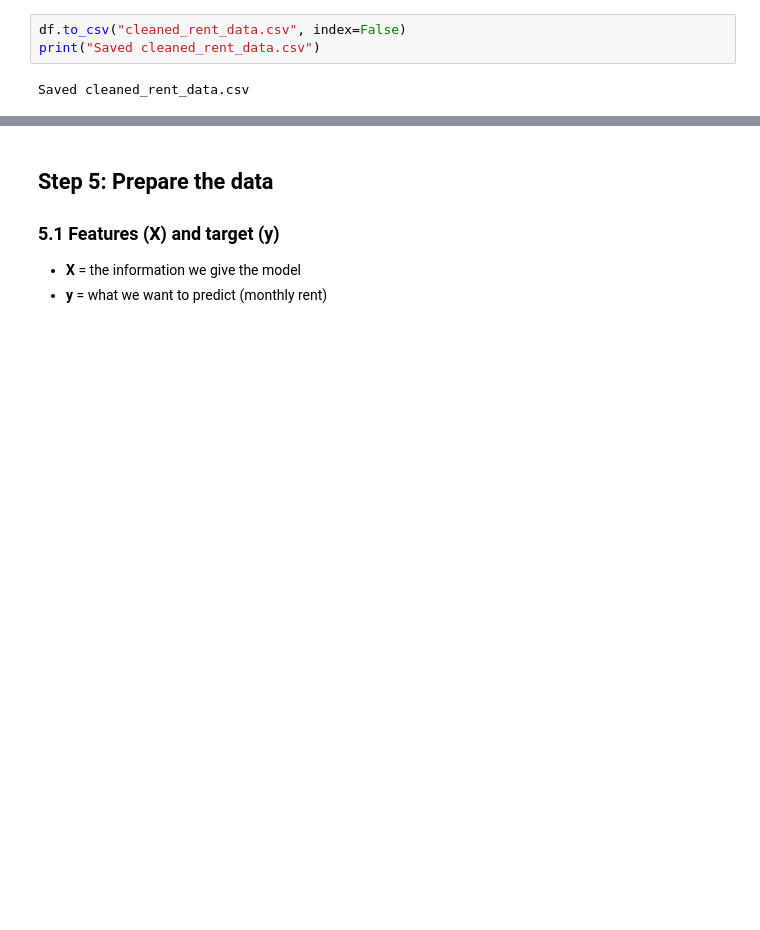
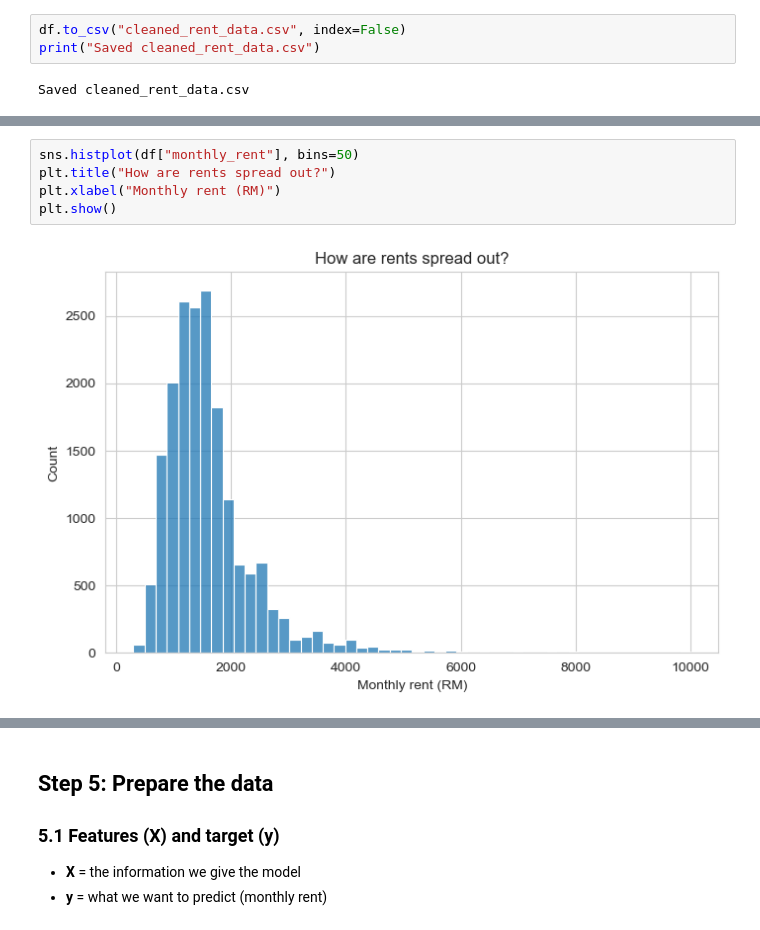
Before and after one commit to peterlinghuazhong/-CU05-Data-Science-Capstone-Project-, a Jupyter notebook: HousesRental.ipynb, the cells around one changed output, grey strips where cells are left out. Saved outputs shown, nothing was run; the diff lists cells and outputs as text; blank space fills up the shorter version.

```diff
--- a/HousesRental.ipynb
+++ b/HousesRental.ipynb
@@ -388,0 +297,7 @@ plt.show()
+# %%
+sns.histplot(df["monthly_rent"], bins=50)
+plt.title("How are rents spread out?")
+plt.xlabel("Monthly rent (RM)")
+plt.show()
+# %% [output]
+[figure, added]
```
Also changed, not shown: parts of 48 cells of this notebook.
